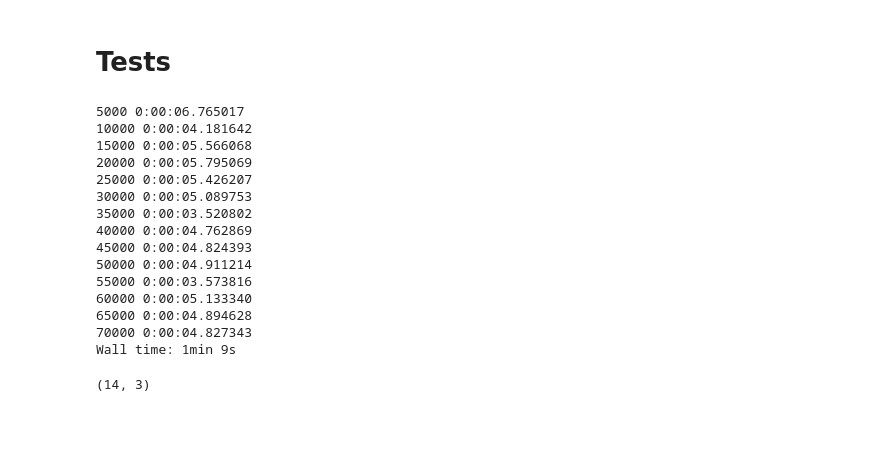
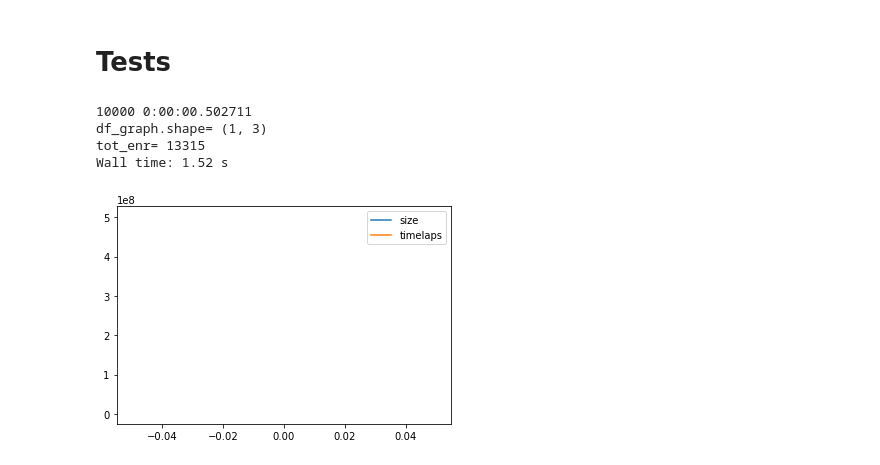
Before and after one commit to PatriceBt/Prjph_Photos, a Jupyter notebook: Prjph_Statistiques.ipynb, the cells around one changed output. Drawn from its saved outputs; the diff is of its cells as text; code cells hidden in the pictures; blank space fills up the shorter version.

```diff
--- a/Prjph_Statistiques.ipynb
+++ b/Prjph_Statistiques.ipynb
@@ -288,40 +660,58 @@ Wall time: 6.25 s
 # %%
 %%time
 #Test de fnph_read_mongodb avec graphique pour évaluer la bonne taille des 'chunks'
 df_graph=pd.DataFrame(columns=['date','size','timelaps'])
 
 #variables de test
 tot_enr = mydb[mycollection_name].find({}).count()
-mysize  = 5000
+mysize  = 10000
+
+#Test de fnph_read_mongodb(
+myquery_match      =  {"eventgnls":""} #le null ne convient pas à Python
+#   projection-->
+myquery_projection =  { "_id"              :0,
+                        "filename"         :1,
+                        "exif.36865"       :1,
+                        "exif.36866"       :1,
+                        "stats.st_mtime"   :1,
+                        "stats.st_size"    :1,
+                        "orgnl_dirname"    :1,
+                        "doctype"          :1,
+                        "extfile"          :1,
+                        "vid_ppty.duration":1,
+                        "exif.271"         :1,
+                        "exif.272"         :1
+                      }
+myquery_match={}
+myquery_projection={}
 
 #Traitement
 mydate=datetime.now()
 for i_size in list(range(0,tot_enr,mysize))[1:]:
     mychunksize=i_size
     start=datetime.now()
-    #dftest4 = read_mongo2(mydb_name, mycollection_name, parm_chunksize=mychunksize, parm_no_id=False)
-    dftest4 = fnph_read_mongodb(mydb_name, mycollection_name, parm_chunksize=mychunksize, parm_no_id=False)
+    dftest4 = fnph_read_mongodb(mydb_name, mycollection_name, parm_query_match=myquery_match,parm_query_projection=myquery_projection,parm_chunksize=mychunksize, parm_no_id=False)
     end  = datetime.now()
     timelaps=end-start
     print(i_size, timelaps)
     df_graph = df_graph.append({ 'date':mydate, 'size':i_size, 'timelaps': timelaps}, ignore_index=True)
     dftest4.shape
 
-df_graph.shape, tot_enr
+print('df_graph.shape=', df_graph.shape, '\ntot_enr=', tot_enr)
+
+df_graph.iloc[:,1:].plot()
+
+stamp = str(datetime.timestamp(dnow)).replace('.','_')
+
+df_graph_filename= 'prjph_df_graph__' +                                   \
+                    mycollection_name + "__" +                        \
+                    stamp + \
+                   '.csv'
+df_graph_filename
+df_graph.to_csv(os.path.join(mypathlog,df_graph_filename), sep='\t')
 # %% [output]
-5000 0:00:06.765017
-10000 0:00:04.181642
-15000 0:00:05.566068
-20000 0:00:05.795069
-25000 0:00:05.426207
-30000 0:00:05.089753
-35000 0:00:03.520802
-40000 0:00:04.762869
-45000 0:00:04.824393
-50000 0:00:04.911214
-55000 0:00:03.573816
-60000 0:00:05.133340
-65000 0:00:04.894628
-70000 0:00:04.827343
-Wall time: 1min 9s
+10000 0:00:00.502711
+df_graph.shape= (1, 3)
+tot_enr= 13315
+Wall time: 1.52 s
-(14, 3)
+[figure, added]
```
Also changed, not shown: parts of 24 cells of this notebook.
